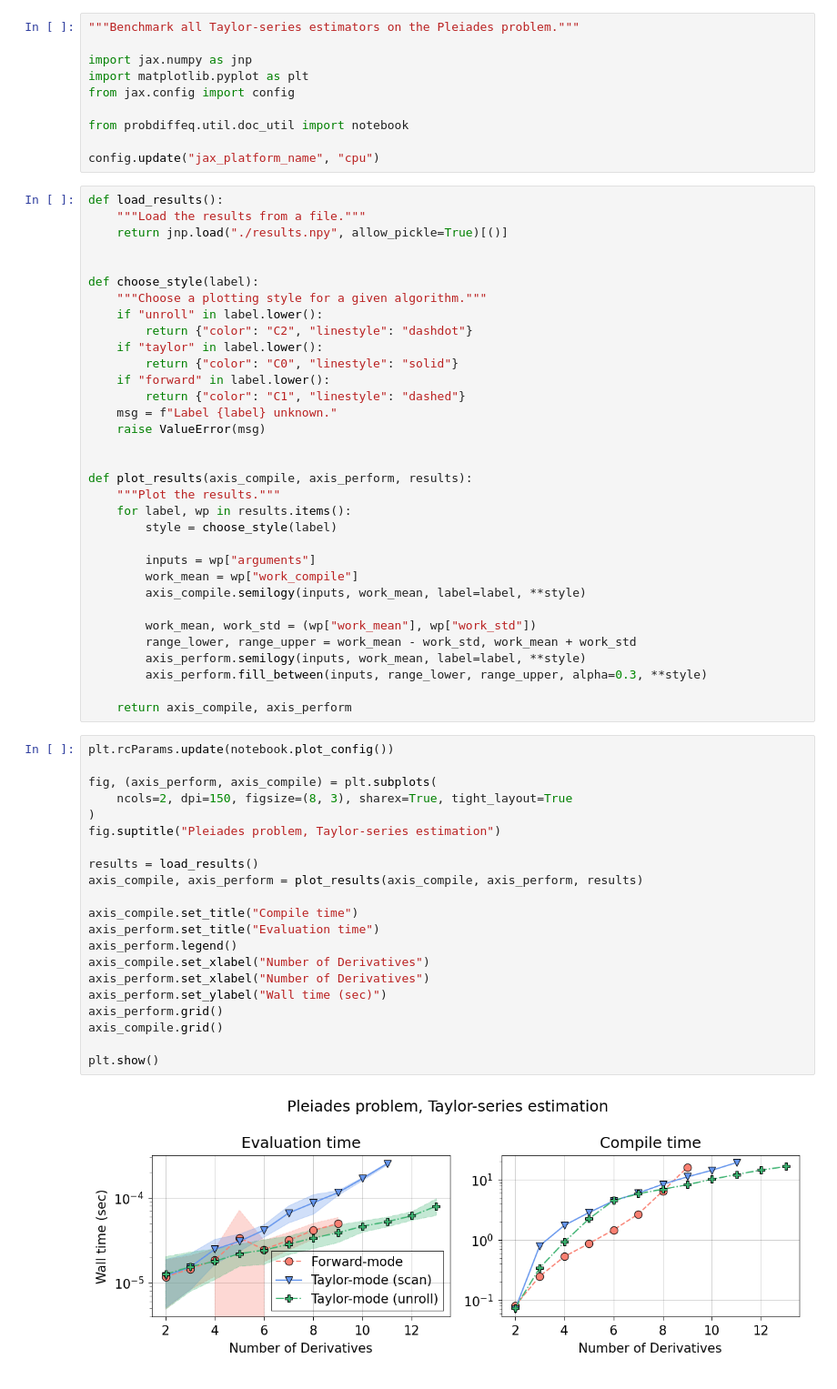
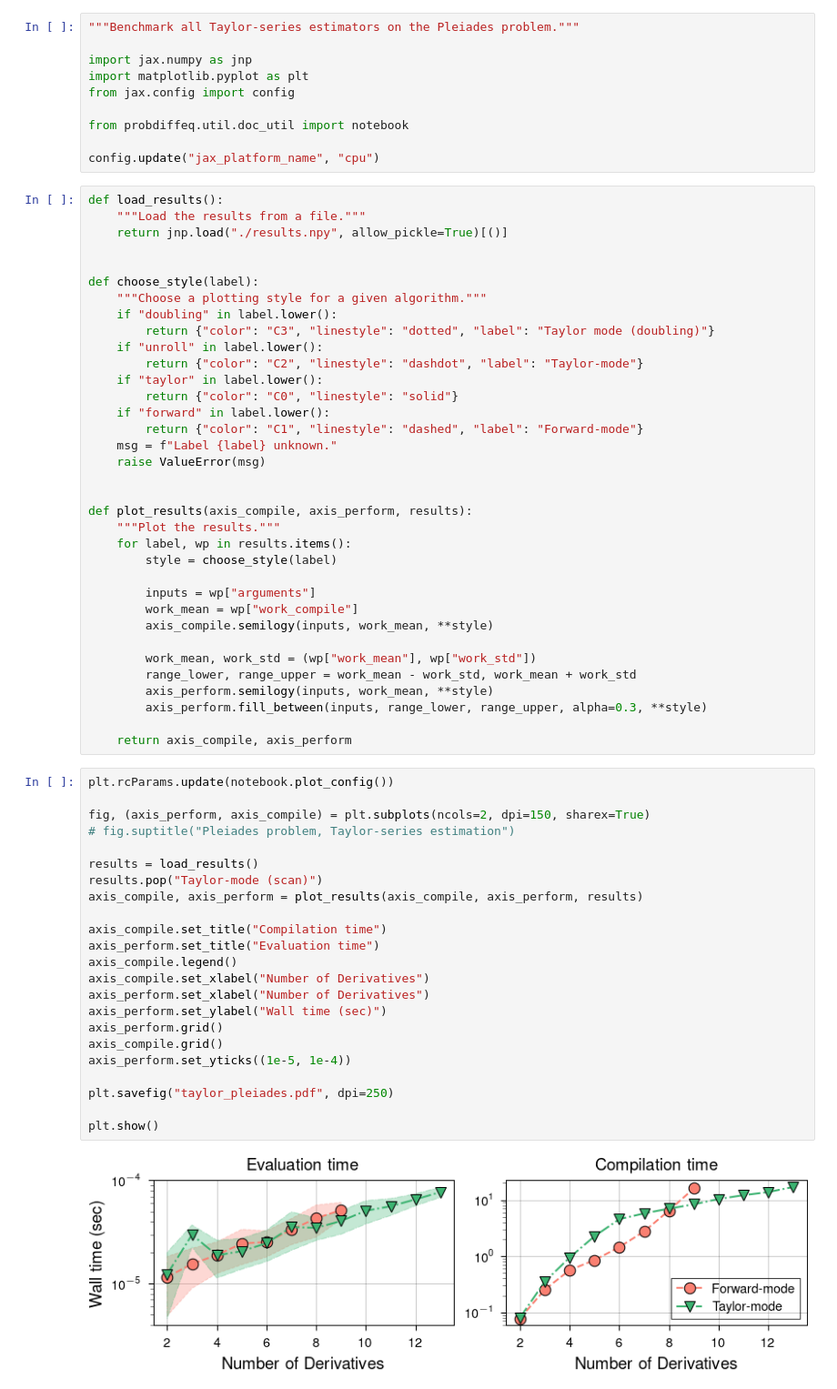
Before and after one commit to pnkraemer/probdiffeq, a Jupyter notebook: docs/benchmarks/taylor_pleiades/plot.ipynb, the cells around one changed output. Shown at 91% size. Saved outputs shown, nothing was run; the diff lists cells and outputs as text.

```diff
--- a/docs/benchmarks/taylor_pleiades/plot.ipynb
+++ b/docs/benchmarks/taylor_pleiades/plot.ipynb
@@ -20,12 +20,14 @@ def load_results():
 
 def choose_style(label):
     """Choose a plotting style for a given algorithm."""
+    if "doubling" in label.lower():
+        return {"color": "C3", "linestyle": "dotted", "label": "Taylor mode (doubling)"}
     if "unroll" in label.lower():
-        return {"color": "C2", "linestyle": "dashdot"}
+        return {"color": "C2", "linestyle": "dashdot", "label": "Taylor-mode"}
     if "taylor" in label.lower():
         return {"color": "C0", "linestyle": "solid"}
     if "forward" in label.lower():
-        return {"color": "C1", "linestyle": "dashed"}
+        return {"color": "C1", "linestyle": "dashed", "label": "Forward-mode"}
     msg = f"Label {label} unknown."
     raise ValueError(msg)
 
@@ -37,34 +39,36 @@ def plot_results(axis_compile, axis_perform, results):
 
         inputs = wp["arguments"]
         work_mean = wp["work_compile"]
-        axis_compile.semilogy(inputs, work_mean, label=label, **style)
+        axis_compile.semilogy(inputs, work_mean, **style)
 
         work_mean, work_std = (wp["work_mean"], wp["work_std"])
         range_lower, range_upper = work_mean - work_std, work_mean + work_std
-        axis_perform.semilogy(inputs, work_mean, label=label, **style)
+        axis_perform.semilogy(inputs, work_mean, **style)
         axis_perform.fill_between(inputs, range_lower, range_upper, alpha=0.3, **style)
 
     return axis_compile, axis_perform
 # %%
 plt.rcParams.update(notebook.plot_config())
 
-fig, (axis_perform, axis_compile) = plt.subplots(
-    ncols=2, dpi=150, figsize=(8, 3), sharex=True, tight_layout=True
-)
-fig.suptitle("Pleiades problem, Taylor-series estimation")
+fig, (axis_perform, axis_compile) = plt.subplots(ncols=2, dpi=150, sharex=True)
+# fig.suptitle("Pleiades problem, Taylor-series estimation")
 
 results = load_results()
+results.pop("Taylor-mode (scan)")
 axis_compile, axis_perform = plot_results(axis_compile, axis_perform, results)
 
-axis_compile.set_title("Compile time")
+axis_compile.set_title("Compilation time")
 axis_perform.set_title("Evaluation time")
-axis_perform.legend()
+axis_compile.legend()
 axis_compile.set_xlabel("Number of Derivatives")
 axis_perform.set_xlabel("Number of Derivatives")
 axis_perform.set_ylabel("Wall time (sec)")
 axis_perform.grid()
 axis_compile.grid()
+axis_perform.set_yticks((1e-5, 1e-4))
+
+plt.savefig("taylor_pleiades.pdf", dpi=250)
 
 plt.show()
 # %% [output]
-[figure, old version]
+[figure, new version]
```
Also changed, not shown: 11 other files.
